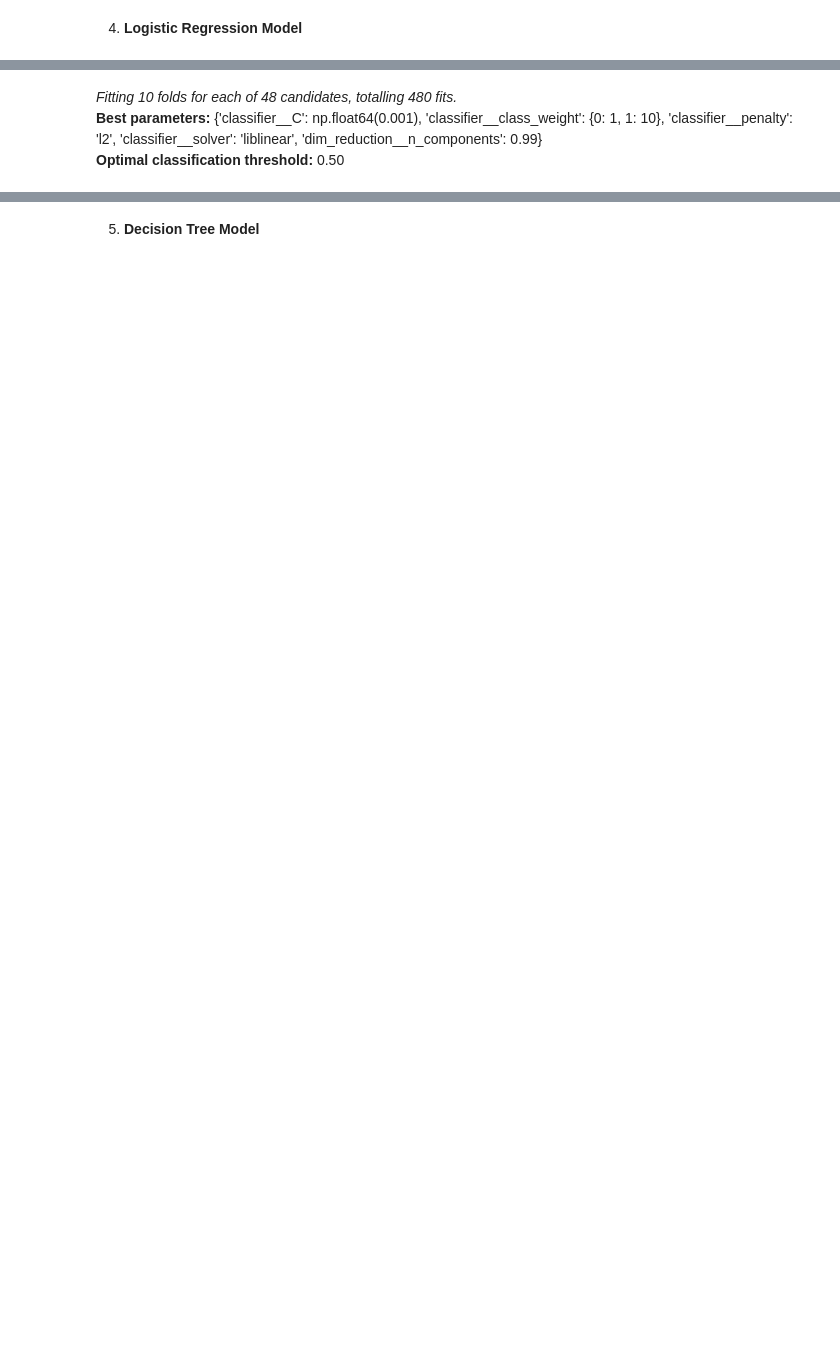
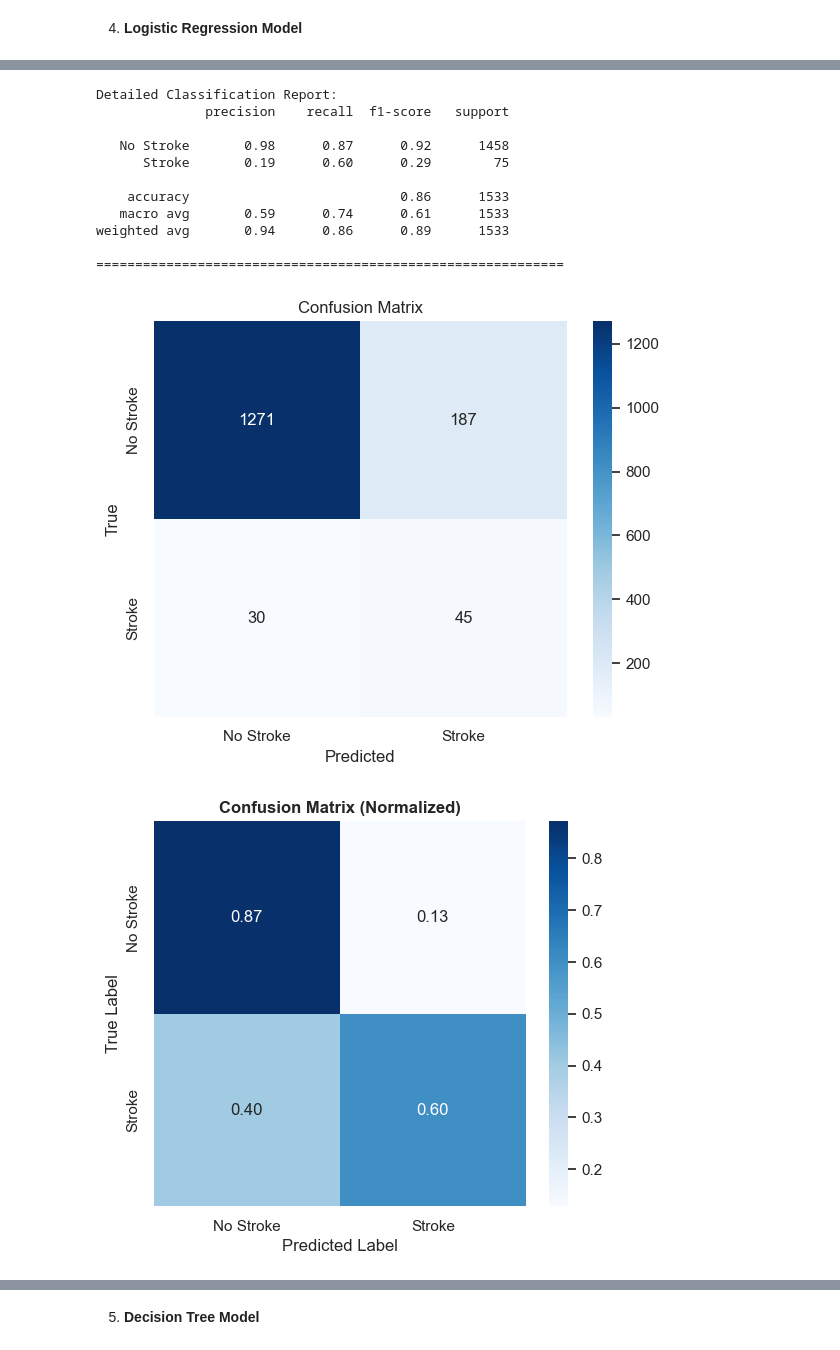
Before and after one commit to anuranjani23/stroke-prediction-model, a Jupyter notebook: stroke-prediction-project/notebooks/03_model_comparison.ipynb, the cells around one changed output, grey strips where cells are left out. Saved outputs shown, nothing was run; the diff lists cells and outputs as text; code cells hidden in the pictures; blank space fills up the shorter version.

```diff
--- a/stroke-prediction-project/notebooks/03_model_comparison.ipynb
+++ b/stroke-prediction-project/notebooks/03_model_comparison.ipynb
@@ -458,0 +222,9 @@ Sensitivity and Specificity visualization saved to:
+# %%
+MODEL_PATH = os.path.join(BASE_DIR, 'stroke-prediction-project', 'src', 'models', 'svm_model.pkl')
+
+
+# Step 1: Load model
+with open(MODEL_PATH, 'rb') as file:
+    svm_model = pickle.load(file)
+
+model_evaluator(svm_model, "svm", X_test, y_test)
@@ -594,4 +257,10 @@ Sensitivity and Specificity visualization saved to:
-# %% [markdown]
-*Fitting 10 folds for each of 48 candidates, totalling 480 fits.*
-**Best parameters:** {'classifier__C': np.float64(0.001), 'classifier__class_weight': {0: 1, 1: 10},  'classifier__penalty': 'l2', 'classifier__solver': 'liblinear', 'dim_reduction__n_components': 0.99}
-**Optimal classification threshold:** 0.50
+# %%
+MODEL_PATH = os.path.join(BASE_DIR, 'stroke-prediction-project', 'src', 'models', 'logistic_regression_model.pkl')
+
+
+# Step 1: Load model
+with open(MODEL_PATH, 'rb') as file:
+    logistic_regression_model = pickle.load(file)
+
+model_evaluator(logistic_regression_model, "logistic_regression", X_test, y_test)
+# %% [output]
@@ -597,0 +272,13 @@ Sensitivity and Specificity visualization saved to:
+Detailed Classification Report:
+              precision    recall  f1-score   support
+
+   No Stroke       0.98      0.87      0.92      1458
+      Stroke       0.19      0.60      0.29        75
+
+    accuracy                           0.86      1533
+   macro avg       0.59      0.74      0.61      1533
+weighted avg       0.94      0.86      0.89      1533
+
+============================================================
+[figure, added]
+[figure, added]
```
Also changed, not shown: parts of 28 cells of this notebook, 10 other files.
